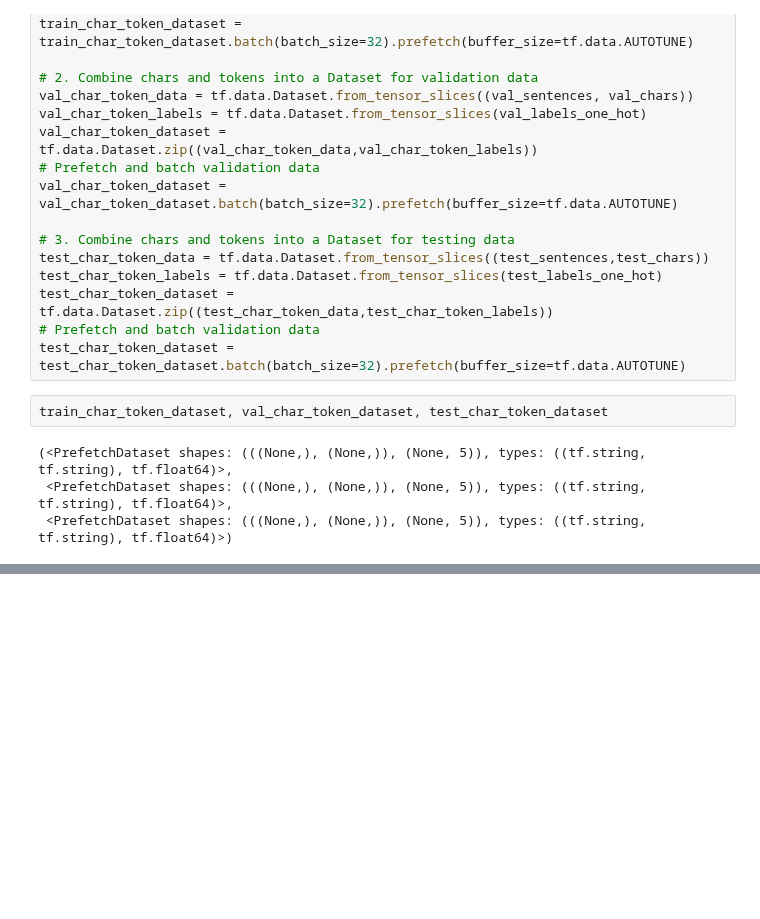
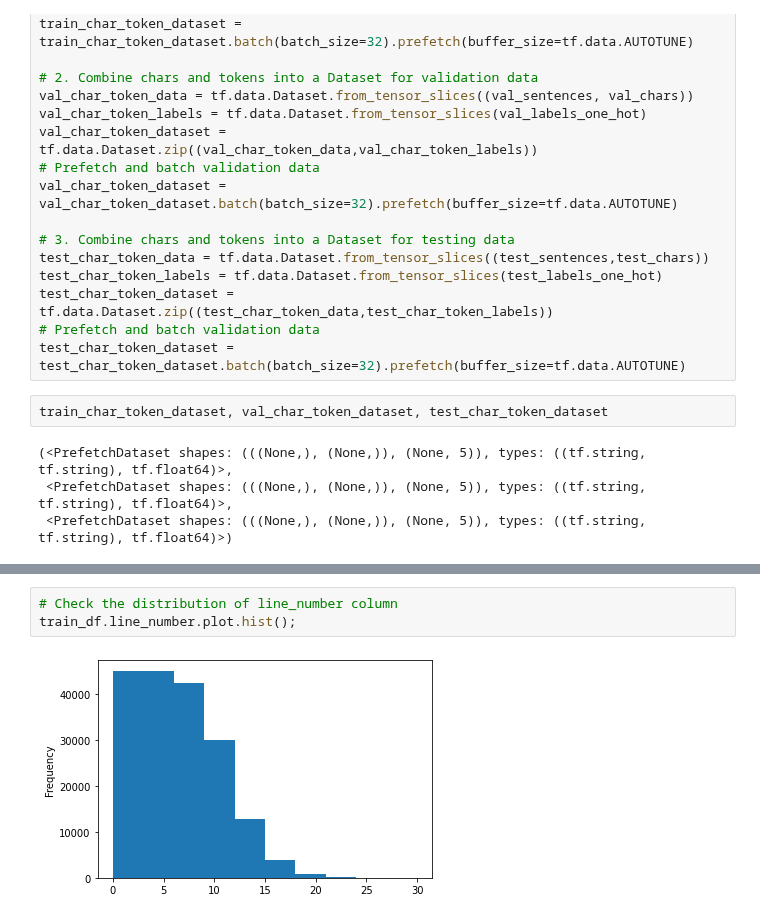
Before and after one commit to imran9891/TensorFlow, a Jupyter notebook: 09_Skimlit_NLP_Milestone_Project_2.ipynb, the cells around one changed output, grey strips where cells are left out. Cells and saved outputs as stored; diff of their text form; blank space fills up the shorter version.

```diff
--- a/09_Skimlit_NLP_Milestone_Project_2.ipynb
+++ b/09_Skimlit_NLP_Milestone_Project_2.ipynb
@@ -1130,0 +1226,5 @@ train_char_token_dataset, val_char_token_dataset, test_char_token_dataset
+# %%
+# Check the distribution of line_number column
+train_df.line_number.plot.hist();
+# %% [output]
+[figure, added]
```
Also changed, not shown: parts of 60 cells of this notebook.
